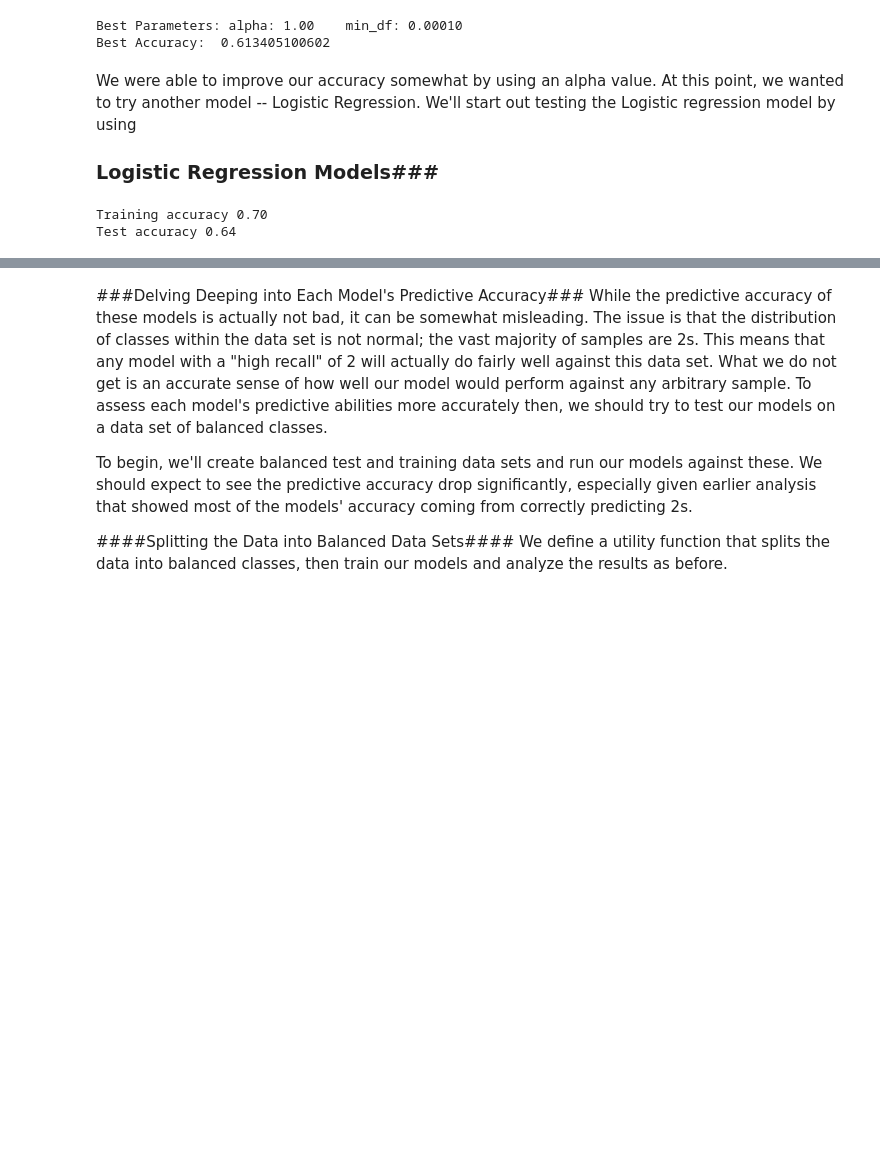
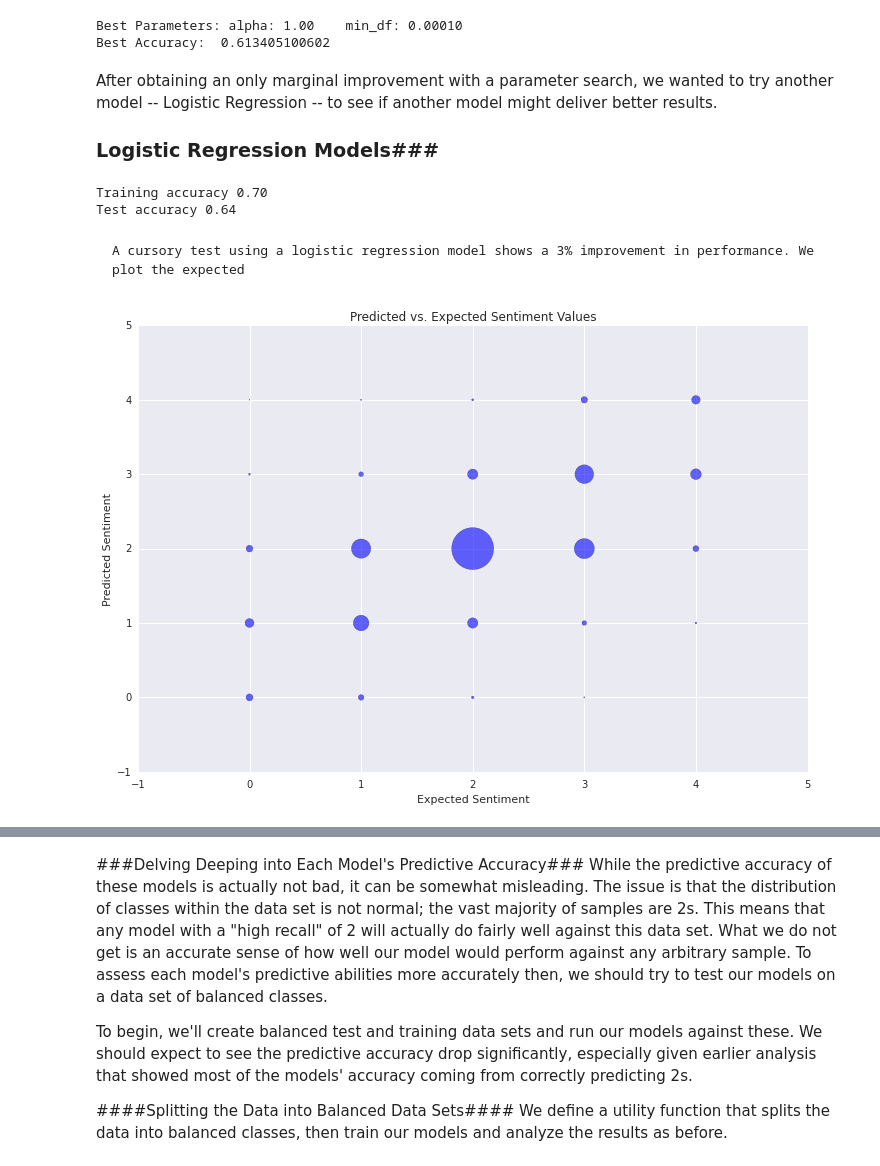
Before and after one commit to DryingPole/sentiment, a Jupyter notebook: notebooks/Final Project Process Book.ipynb, the cells around one changed output, grey strips where cells are left out. Drawn from its saved outputs; the diff is of its cells as text; code cells hidden in the pictures; blank space fills up the shorter version.

```diff
--- a/notebooks/Final Project Process Book.ipynb
+++ b/notebooks/Final Project Process Book.ipynb
@@ -484,9 +505,10 @@ print "Best Accuracy: ", best_sc
 # %% [output]
 Best Parameters: alpha: 1.00    min_df: 0.00010
 Best Accuracy:  0.613405100602
-# %% [markdown]
-We were able to improve our accuracy somewhat by using an alpha value. At this point, we wanted to try another model -- Logistic Regression. We'll start out testing the Logistic regression model by using
-### Logistic Regression Models###
+# %% [markdown]
+After obtaining an only marginal improvement with a parameter search, we wanted to try another model -- Logistic Regression -- to see if another model might deliver better results.
+
+### Logistic Regression Models###
 # %%
 from sklearn.linear_model import LogisticRegression
 
@@ -501,3 +523,10 @@ print "Test accuracy %0.2f" % lreg_tscore
 # %% [output]
 Training accuracy 0.70
 Test accuracy 0.64
+# %% [markdown]
+    A cursory test using a logistic regression model shows a 3% improvement in performance. We plot the expected
+# %%
+lreg_pred = clf.predict(xtest)
+lreg_stats = scatter_exp_vs_pred(expected=ytest, predicted=lreg_pred)
+# %% [output]
+[figure, added]
```
Also changed, not shown: parts of 19 cells of this notebook.
